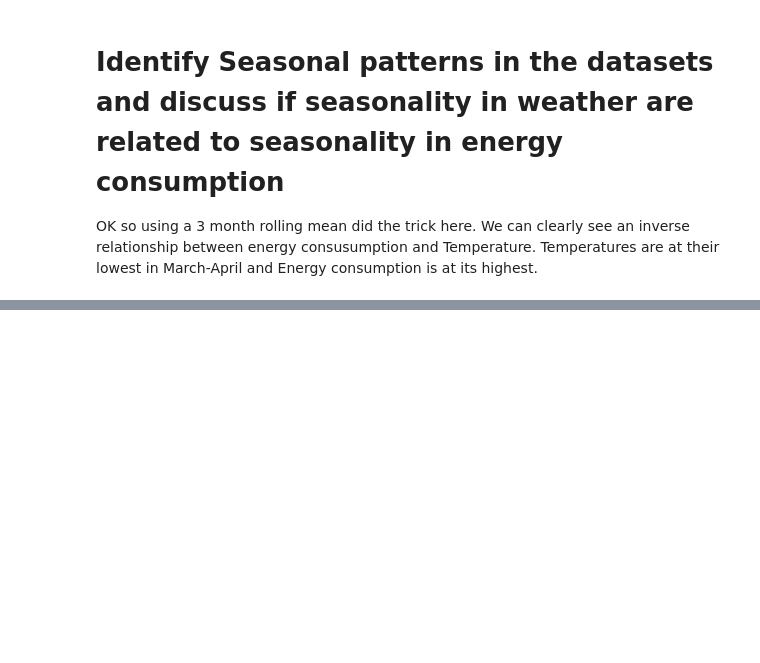
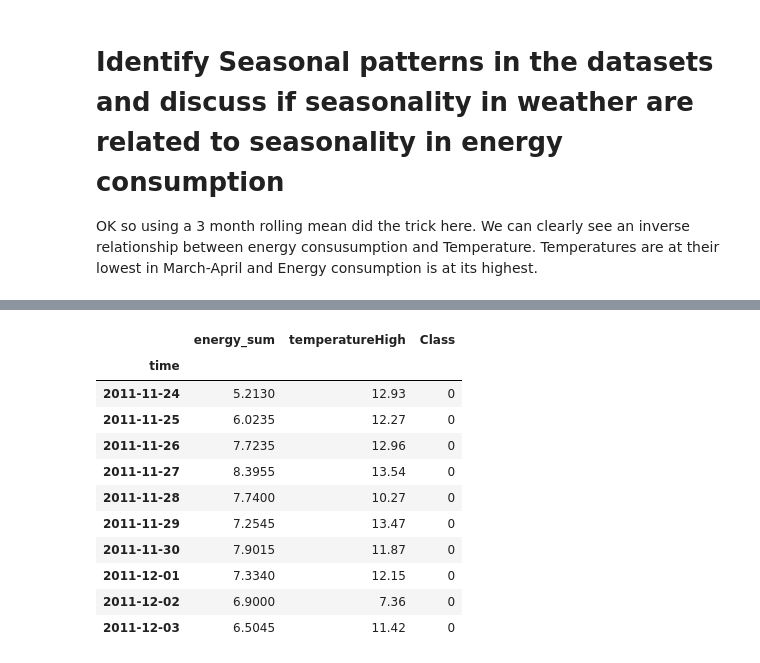
Before and after one commit to gregory1506/COMP6940, a Jupyter notebook: 03717357_Gregory_A5/03717357_COMP6940_A5.ipynb, the cells around one changed output, grey strips where cells are left out. Saved outputs shown, nothing was run; the diff lists cells and outputs as text; code cells hidden in the pictures; blank space fills up the shorter version.

```diff
--- a/03717357_Gregory_A5/03717357_COMP6940_A5.ipynb
+++ b/03717357_Gregory_A5/03717357_COMP6940_A5.ipynb
@@ -132,0 +231,21 @@ OK so using a 3 month rolling mean did the trick here. We can clearly see an inv
+# %%
+#lets drop the dates that dont have an energy Sum.
+combined.dropna(inplace=True)
+# Let the class seperator by equal to the average energy consumption since the pattern seems a bit sinusoidal.
+avg = combined['energy_sum'].mean()
+# lets use 1 to indicate high consumption and 0 for low
+combined['Class'] = np.where(combined['energy_sum']>avg, 1, 0)
+combined.head(10)
+# %% [output]
+|  | energy_sum | temperatureHigh | Class |
+| time |  |  |  |
+| 2011-11-24 | 5.2130 | 12.93 | 0 |
+| 2011-11-25 | 6.0235 | 12.27 | 0 |
+| 2011-11-26 | 7.7235 | 12.96 | 0 |
+| 2011-11-27 | 8.3955 | 13.54 | 0 |
+| 2011-11-28 | 7.7400 | 10.27 | 0 |
+| 2011-11-29 | 7.2545 | 13.47 | 0 |
+| 2011-11-30 | 7.9015 | 11.87 | 0 |
+| 2011-12-01 | 7.3340 | 12.15 | 0 |
+| 2011-12-02 | 6.9000 | 7.36 | 0 |
+| 2011-12-03 | 6.5045 | 11.42 | 0 |
```
Also changed, not shown: parts of 14 cells of this notebook.
